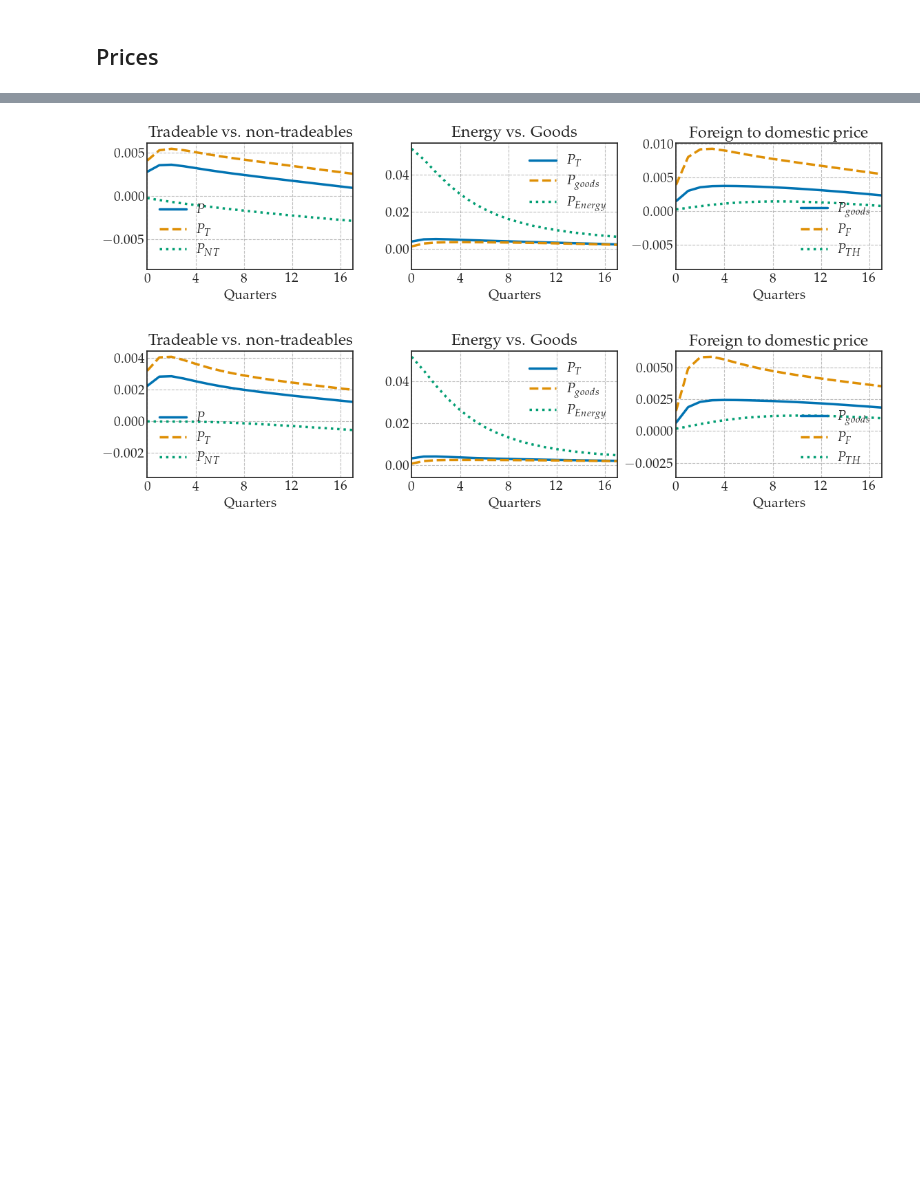
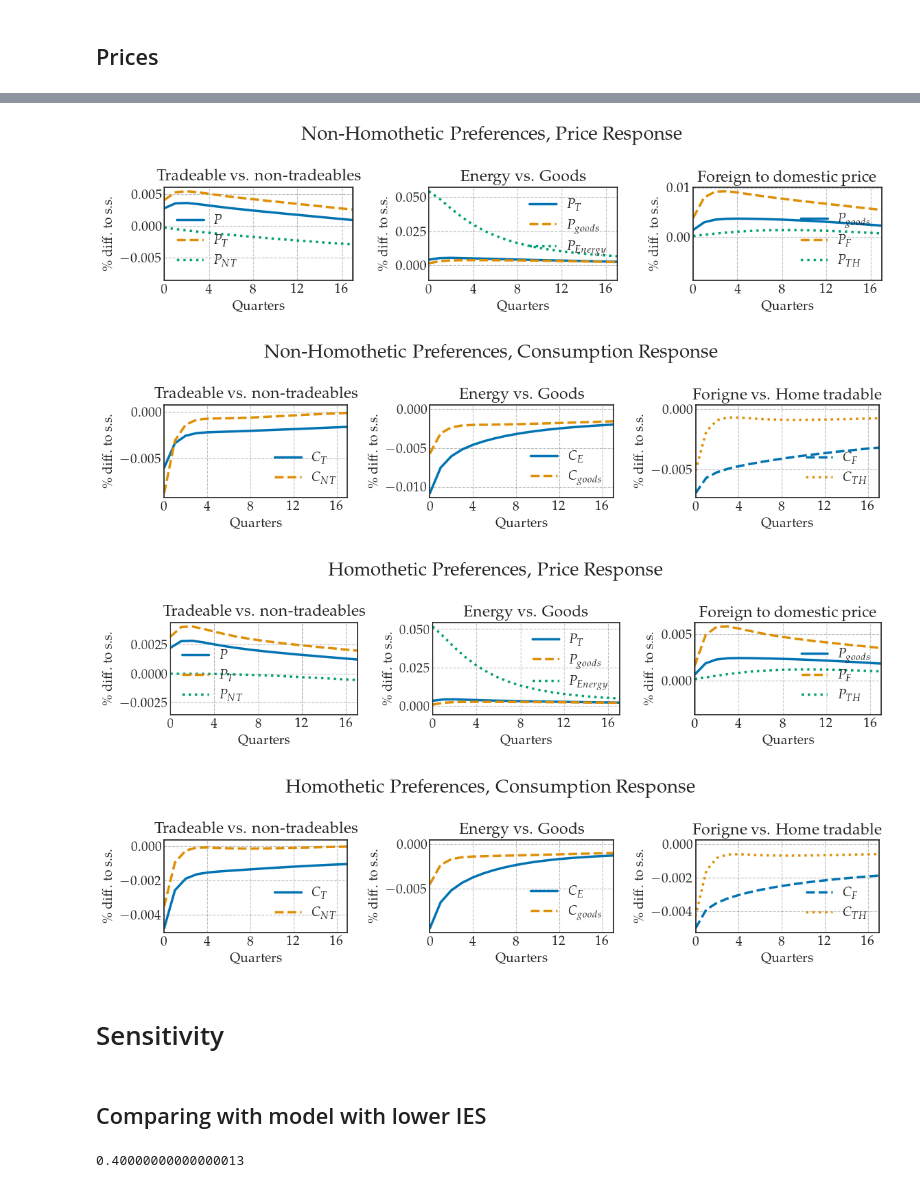
Before and after one commit to funlime/I_HANK_PIGL, a Jupyter notebook: notebook_completed.ipynb, the cells around one changed output, grey strips where cells are left out. Saved outputs shown, nothing was run; the diff lists cells and outputs as text; code cells hidden in the pictures; blank space fills up the shorter version.

Commit message:
more figures

```diff
--- a/notebook_completed.ipynb
+++ b/notebook_completed.ipynb
@@ -74,12 +91,12 @@ if set_options:
 # %% [markdown]
 ## Models
 # %%
-model_baseline = IHANKModelClass(name='Basline')
+model_baseline = IHANKModelClass(name='Non-Homothetic Preferences')
 model_baseline.find_ss()
 model_baseline.compute_jacs()
 model_baseline.find_transition_path(shocks=shock_PE_s, do_end_check=False)
 # %%
-model_homothetic = IHANKModelClass(name='Homothetic')
+model_homothetic = IHANKModelClass(name='Homothetic Preferences')
 model_homothetic.par.epsilon = 0.0
 model_homothetic.par.gamma = 0.18
 model_homothetic.find_ss()
@@ -103,0 +129,5 @@ if save_figs: fig.savefig('plots/jac_p.png')
+# %%
+
+
+fig = figs.show_IRFs([model_baseline, model_homothetic], paths_, ['Non-Homothetic', 'Homothetic'], scale=False, maxcol=3)
+fig.savefig('plots/IRF_standard.png')
@@ -113,2 +145,9 @@ for model in models:
 # %% [markdown]
 ## Prices
+# %%
+for model in models:
+    fig =  figs.show_pc_IRFs(model)
+    if save_figs: fig.savefig(f'plots/pc_IRF_{model.name}.png', dpi=300, bbox_inches='tight')
+
+# fig = figs.show_pc_IRFs(model_baseline)
+# fig.savefig( f'plots/pc_IRF_{model_baseline.name}.png', dpi=300, bbox_inches='tight')
@@ -115,7 +157,29 @@ for model in models:
 # %%
 for model in models:
     fig =  figs.show_price_IRFs(model)
     if save_figs: fig.savefig(f'plots/P_{model.name}.png')
+    fig = figs.show_c_IRFs(model)
+    if save_figs: fig.savefig(f'plots/c_{model.name}.png')
 # %% [output]
-[figure, old version]
+[figure, new version]
-[figure, old version]
+[figure, new version]
+[figure, added]
+[figure, added]
+# %% [markdown]
+# Sensitivity
+# %% [markdown]
+## Comparing with model with lower IES
+# %%
+model_homothetic_epsilon = IHANKModelClass(name='Homothetic, IES lower')
+# model_homothetic_epsilon.par.epsilon = 0.0
+model_homothetic_epsilon.par.gamma = 0.18
+model_homothetic_epsilon.par.brute_force_C = True
+model_homothetic_epsilon.par.pref = 'homothetic_force'
+model_homothetic_epsilon.find_ss()
+
+model_homothetic_epsilon.compute_jacs()
+model_homothetic_epsilon.find_transition_path(shocks=shock_PE_s, do_end_check=False)
+print(model_homothetic_epsilon.par.eta_T_RA)
+fig = figs.show_IRFs([model_baseline, model_homothetic_epsilon, model_homothetic], paths_, labels=[model_baseline.name, model_homothetic_epsilon.name,  model_homothetic.name],  scale=False, maxcol=3)
+# %% [output]
+0.40000000000000013
```
Also changed, not shown: parts of 6 cells of this notebook, 20 other files.
